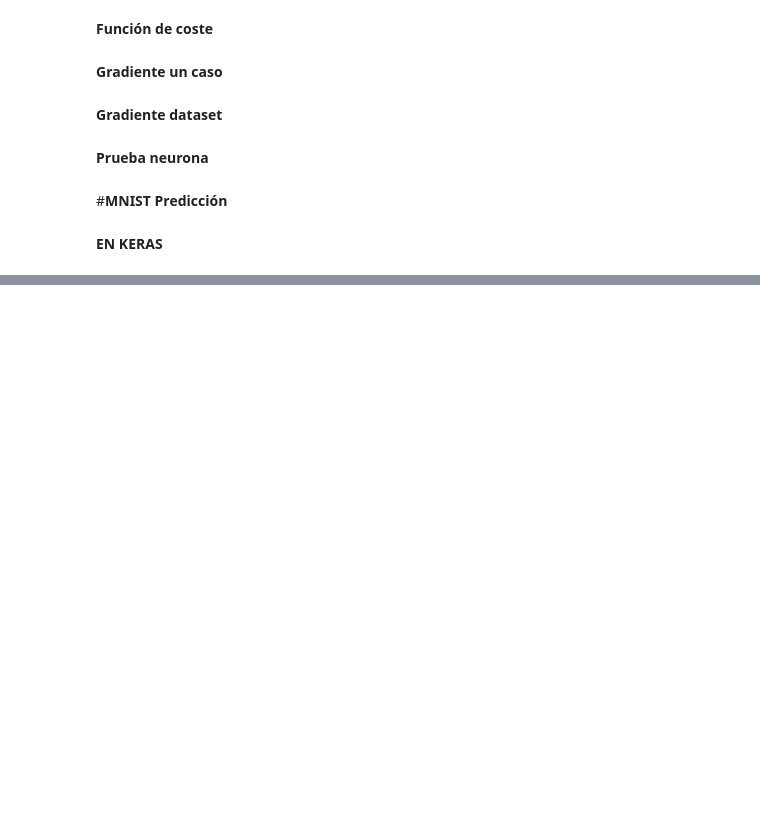
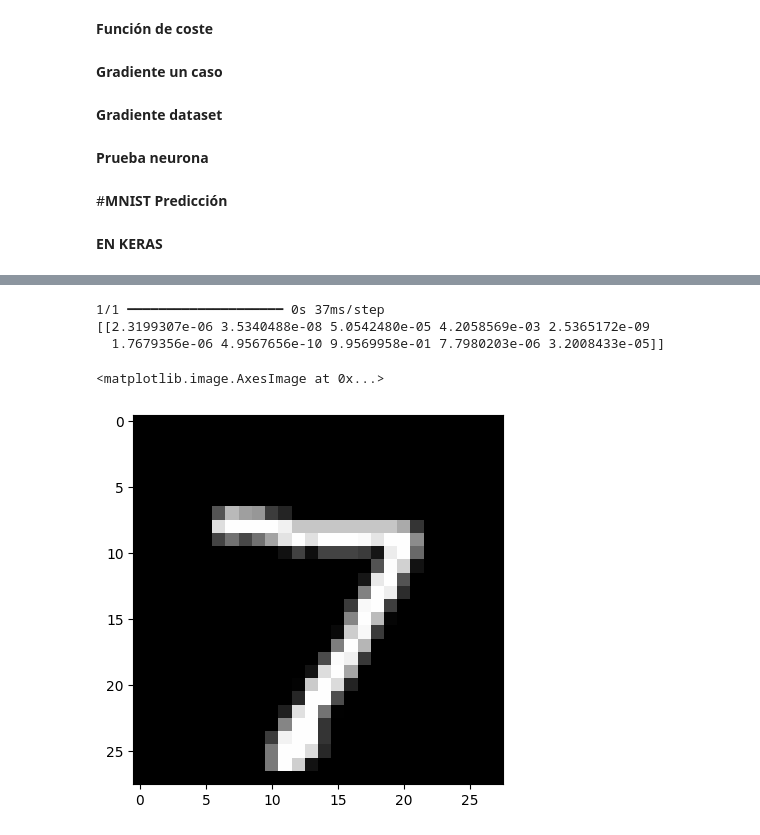
Before and after one commit to osoria80/07MIAR-Redes-neuronales-y-deep-learning, a Jupyter notebook: S3_MNIST.ipynb, the cells around one changed output, grey strips where cells are left out. Drawn from its saved outputs; the diff is of its cells as text; code cells hidden in the pictures; blank space fills up the shorter version.

```diff
--- a/S3_MNIST.ipynb
+++ b/S3_MNIST.ipynb
@@ -234,0 +257,22 @@ for x in X:
+# %%
+model = keras.Sequential([
+    keras.layers.Input(shape=(28, 28, 1)),
+    keras.layers.Flatten(),
+    keras.layers.Dense(128, activation="relu"),
+    keras.layers.Dense(10, activation="softmax")
+])
+# %%
+model.compile(
+    optimizer = "adam",
+    loss = "sparse_categorical_crossentropy",
+    metrics=["accuracy"]
+)
+# %%
+history = model.fit(
+    x_train,
+    y_train,
+    epochs=5,
+    batch_size=64,
+    validation_split=0.2,
+    verbose=1
+)
@@ -234,0 +290,10 @@ for x in X:
+# %%
+pred = model.predict(x_test[0:1])
+print(pred)
+plt.imshow(x_test[0], cmap='gray')
+# %% [output]
+1/1 ━━━━━━━━━━━━━━━━━━━━ 0s 37ms/step
+[[2.3199307e-06 3.5340488e-08 5.0542480e-05 4.2058569e-03 2.5365172e-09
+  1.7679356e-06 4.9567656e-10 9.9569958e-01 7.7980203e-06 3.2008433e-05]]
+<matplotlib.image.AxesImage at 0x...>
+[figure, added]
```
Also changed, not shown: parts of 4 cells of this notebook.
